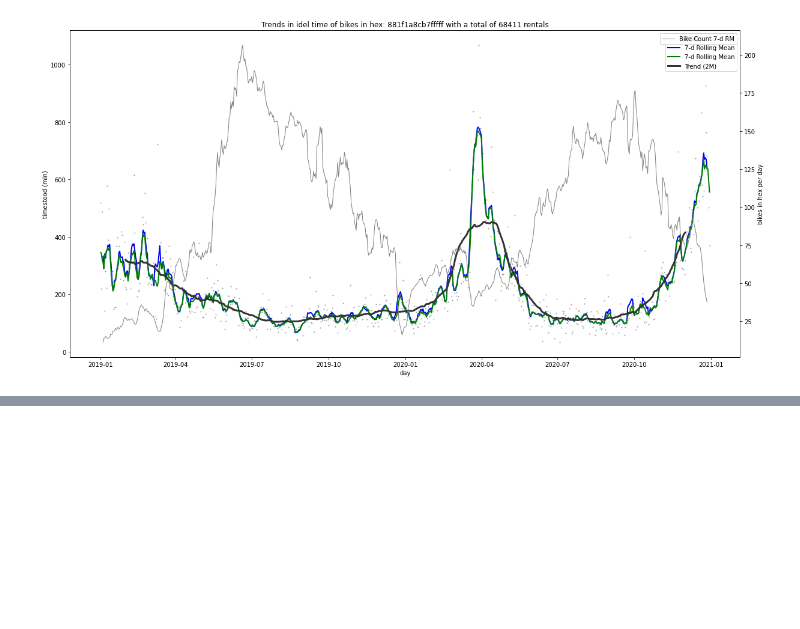
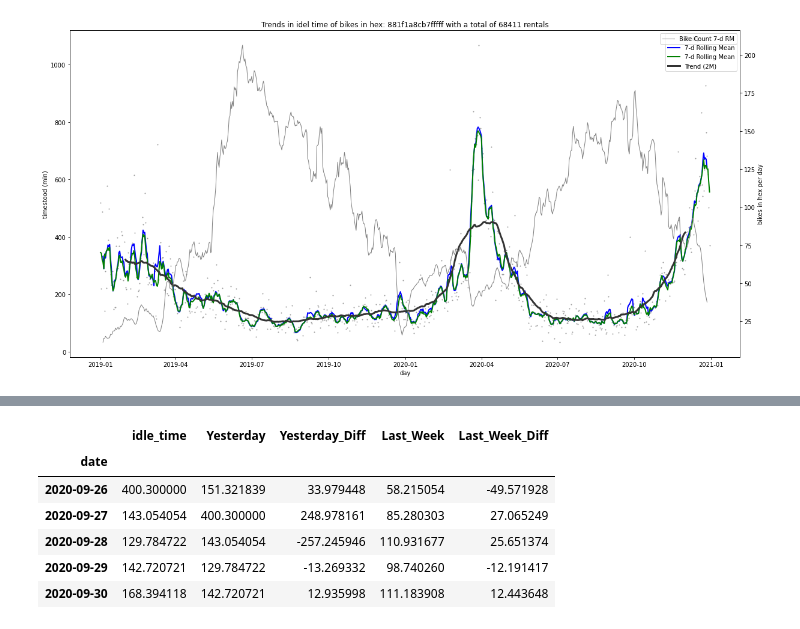
Before and after one commit to jw54kysa/bachelor_thesis_idle_time_prediction_nextbike, a Jupyter notebook: scripts/start_time_series_weighted_mean.ipynb, the cells around one changed output, grey strips where cells are left out. Drawn from its saved outputs; the diff is of its cells as text; code cells hidden in the pictures; blank space fills up the shorter version.

```diff
--- a/scripts/start_time_series_weighted_mean.ipynb
+++ b/scripts/start_time_series_weighted_mean.ipynb
@@ -259,0 +177,23 @@ SVR: -3.461952 (4.588289)
+# %%
+### Feature Engeniering
+# creating new dataframe from consumption column
+data_consumption = tsdata[['idle_time']]
+# inserting new column with yesterday's consumption values
+data_consumption.loc[:,'Yesterday'] = data_consumption.loc[:,'idle_time'].shift()
+# inserting another column with difference between yesterday and day before yesterday's consumption values.
+data_consumption.loc[:,'Yesterday_Diff'] = data_consumption.loc[:,'Yesterday'].diff()
+# new collum with last weeks
+data_consumption.loc[:,'Last_Week'] = data_consumption.loc[:,'idle_time'].shift(periods=7)
+data_consumption.loc[:,'Last_Week_Diff'] = data_consumption.loc[:,'Last_Week'].diff()
+# dropping NAs
+data_consumption = data_consumption.dropna()
+# %%
+data_consumption[:'2020-09'].tail()
+# %% [output]
+|  | idle_time | Yesterday | Yesterday_Diff | Last_Week | Last_Week_Diff |
+| date |  |  |  |  |  |
+| 2020-09-26 | 400.300000 | 151.321839 | 33.979448 | 58.215054 | -49.571928 |
+| 2020-09-27 | 143.054054 | 400.300000 | 248.978161 | 85.280303 | 27.065249 |
+| 2020-09-28 | 129.784722 | 143.054054 | -257.245946 | 110.931677 | 25.651374 |
+| 2020-09-29 | 142.720721 | 129.784722 | -13.269332 | 98.740260 | -12.191417 |
+| 2020-09-30 | 168.394118 | 142.720721 | 12.935998 | 111.183908 | 12.443648 |
```
Also changed, not shown: parts of 12 cells of this notebook.
